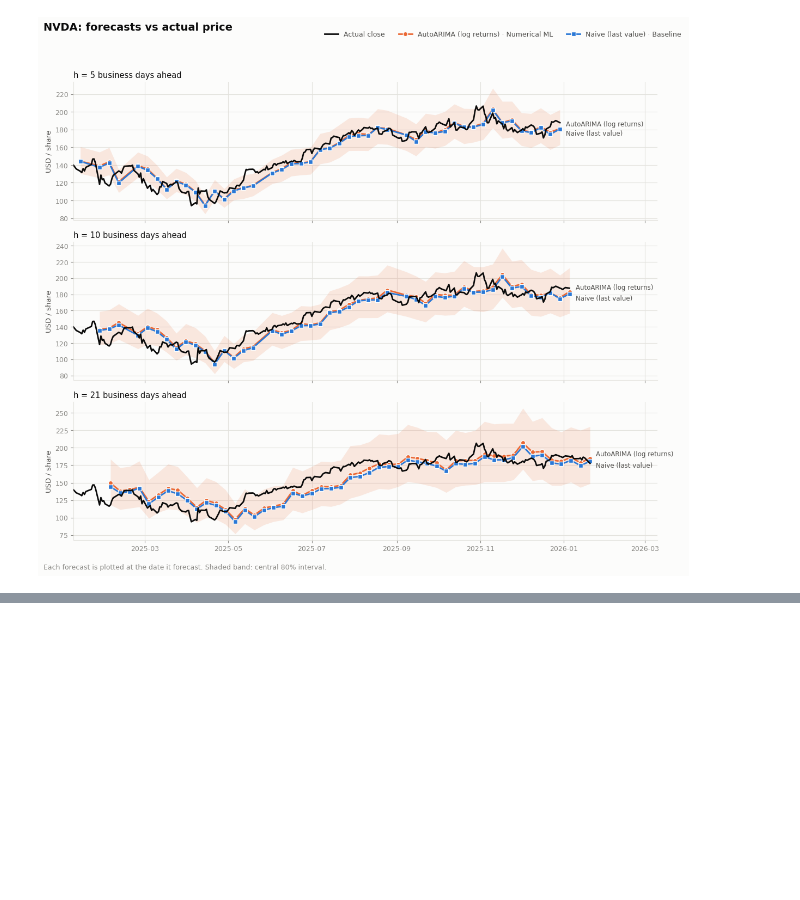
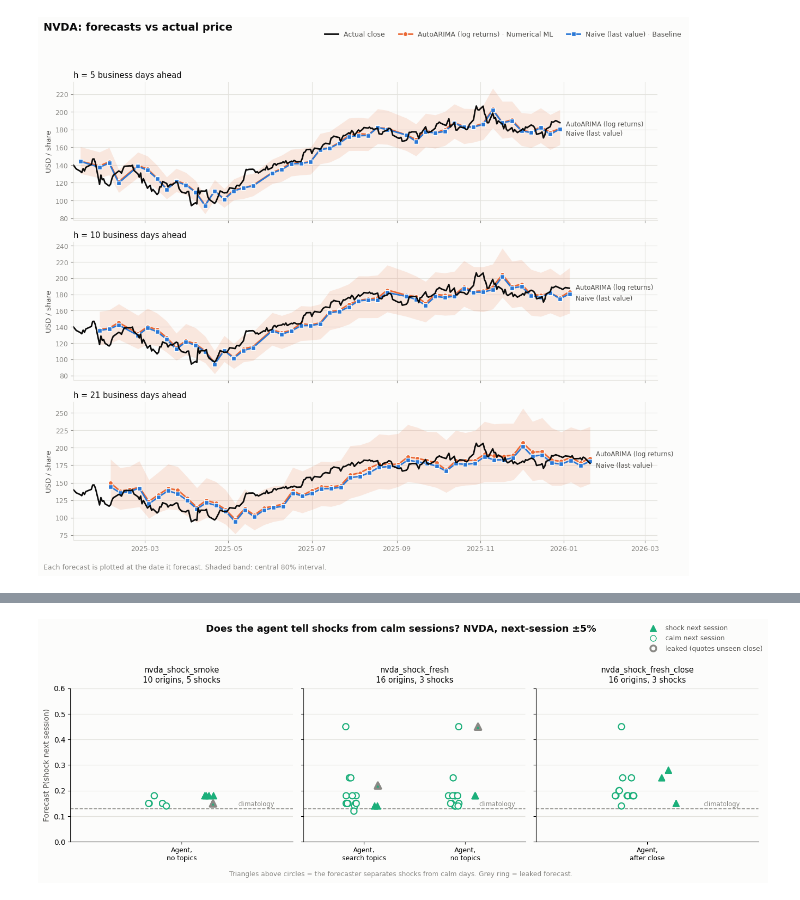
Before and after one commit to Rohan812/agentic-forecasting, a Jupyter notebook: implementations/ai_stocks_forecasting/01_leaderboard_and_calibration.ipynb, the cells around one changed output, grey strips where cells are left out. Saved outputs shown, nothing was run; the diff lists cells and outputs as text; code cells hidden in the pictures; blank space fills up the shorter version.

```diff
--- a/implementations/ai_stocks_forecasting/01_leaderboard_and_calibration.ipynb
+++ b/implementations/ai_stocks_forecasting/01_leaderboard_and_calibration.ipynb
@@ -211,0 +235,6 @@ fig, axes = predicted_vs_actual(frame, data_service)
+# %%
+from ai_stocks_forecasting.charts import load_shock_frame, shock_leaderboard, shock_separation
+
+
+shocks = load_shock_frame(data_service)
+shock_leaderboard(shocks)
@@ -211,0 +266,4 @@ fig, axes = predicted_vs_actual(frame, data_service)
+# %%
+fig, axes = shock_separation(shocks)
+# %% [output]
+[figure, added]
```
Also changed, not shown: parts of 6 cells of this notebook, 4 other files.
